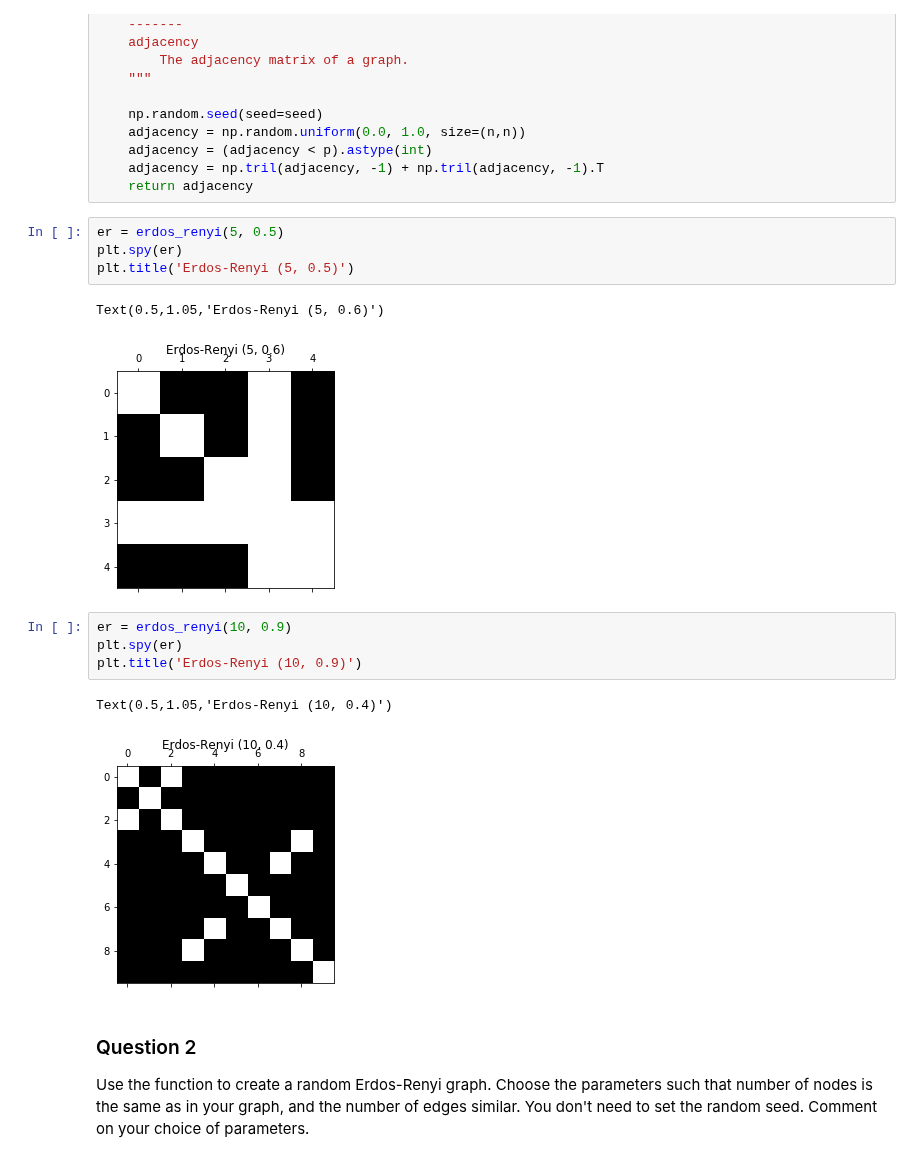
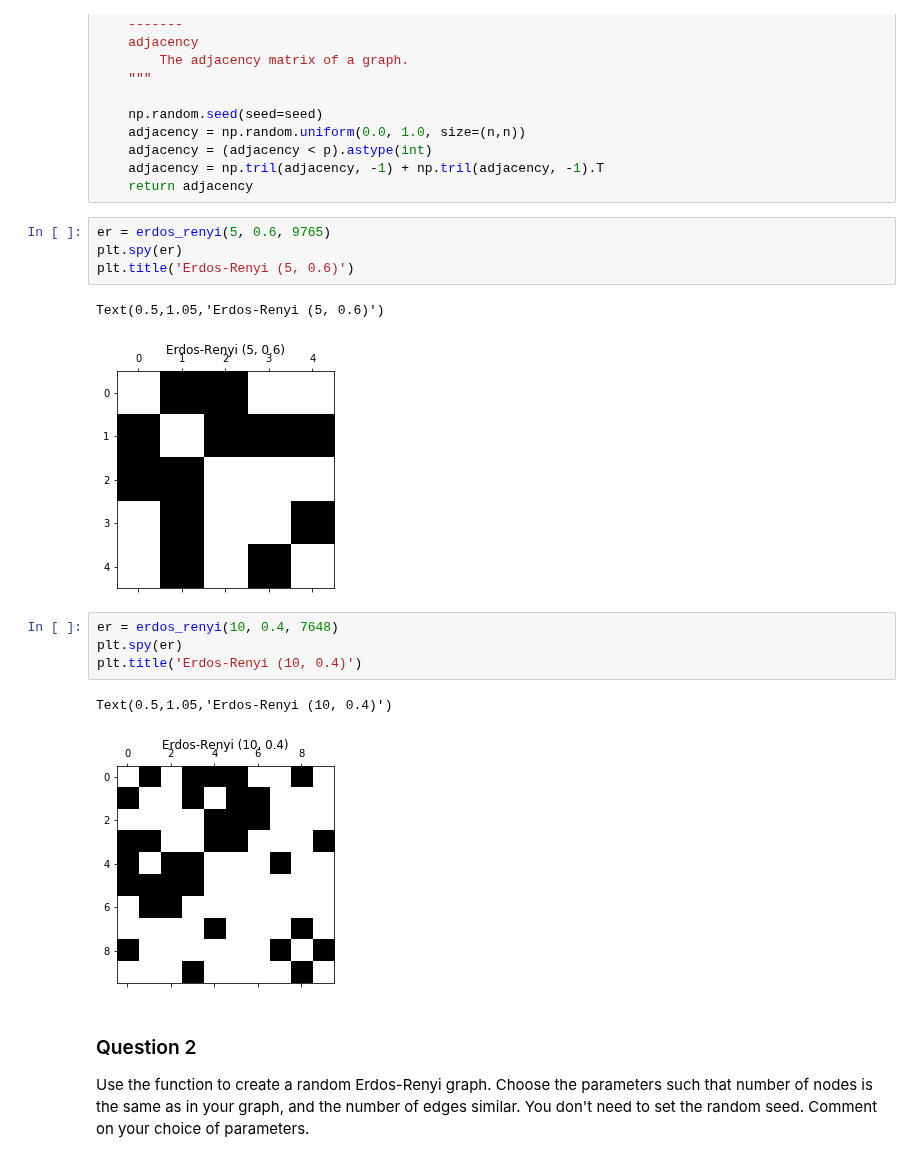
Before and after one commit to lkiel/US-Senators, a Jupyter notebook: milestones/2_network_models.ipynb, the cells around one changed output. Cells and saved outputs as stored; diff of their text form.

```diff
--- a/milestones/2_network_models.ipynb
+++ b/milestones/2_network_models.ipynb
@@ -88,19 +88,19 @@ def erdos_renyi(n, p, seed=None):
     adjacency = np.tril(adjacency, -1) + np.tril(adjacency, -1).T
     return adjacency
 # %%
-er = erdos_renyi(5, 0.5)
+er = erdos_renyi(5, 0.6, 9765)
 plt.spy(er)
-plt.title('Erdos-Renyi (5, 0.5)')
+plt.title('Erdos-Renyi (5, 0.6)')
 # %% [output]
 Text(0.5,1.05,'Erdos-Renyi (5, 0.6)')
-[figure, old version]
+[figure, new version]
 # %%
-er = erdos_renyi(10, 0.9)
+er = erdos_renyi(10, 0.4, 7648)
 plt.spy(er)
-plt.title('Erdos-Renyi (10, 0.9)')
+plt.title('Erdos-Renyi (10, 0.4)')
 # %% [output]
 Text(0.5,1.05,'Erdos-Renyi (10, 0.4)')
-[figure, old version]
+[figure, new version]
 # %% [markdown]
 ### Question 2
 
```
Also changed, not shown: parts of 11 cells of this notebook.
